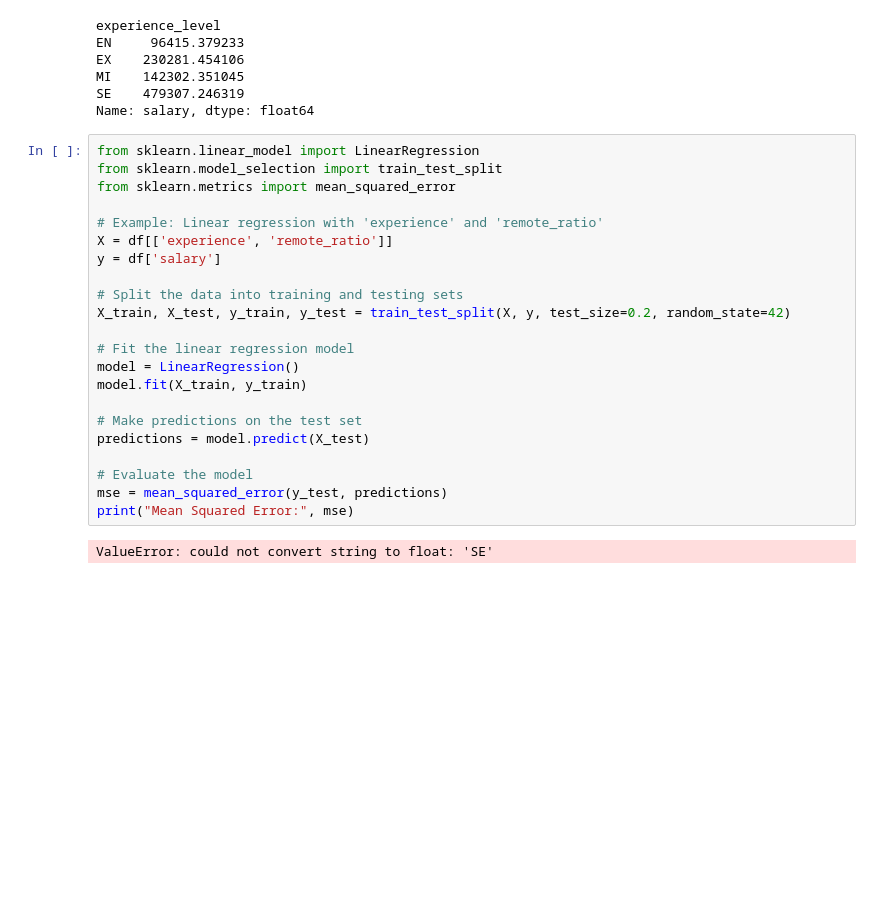
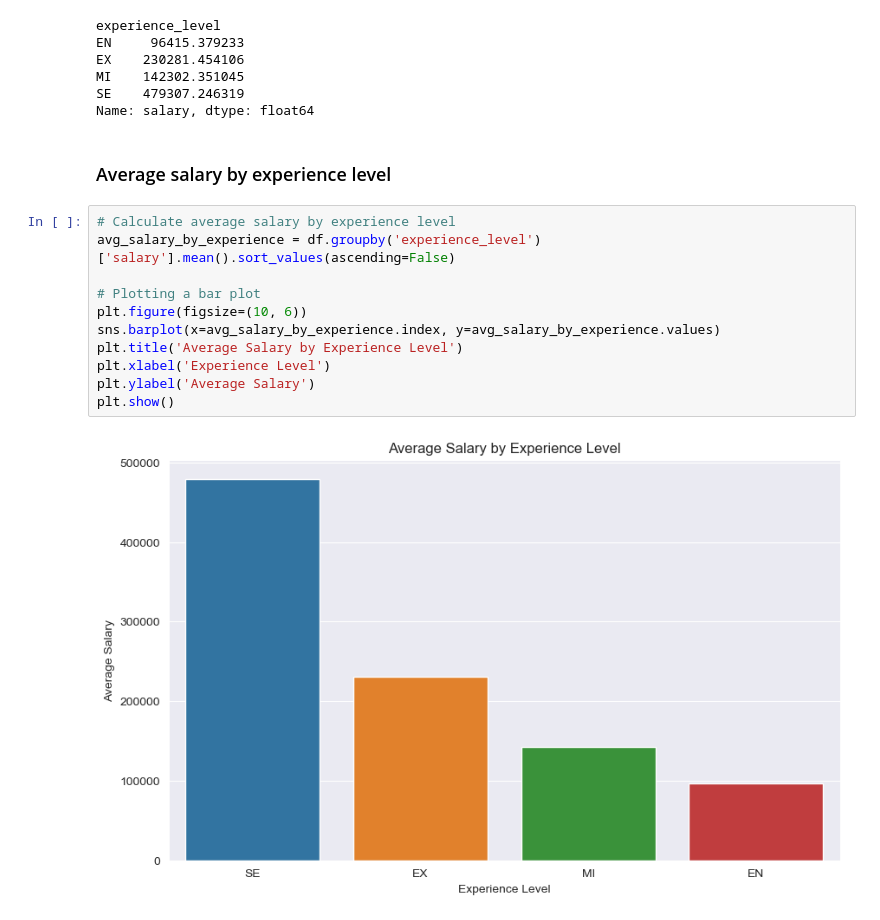
Before and after one commit to Mohammed-Mebarek-Mecheter/Basic-Data-Analysis-Projects, a Jupyter notebook: Global Salaries in Cybersecurity/Factors Influencing Salary.ipynb, the cells around one changed output. Cells and saved outputs as stored; diff of their text form; blank space fills up the shorter version.

```diff
--- a/Global Salaries in Cybersecurity/Factors Influencing Salary.ipynb
+++ b/Global Salaries in Cybersecurity/Factors Influencing Salary.ipynb
@@ -50,27 +51,18 @@ EX    230281.454106
 MI    142302.351045
 SE    479307.246319
 Name: salary, dtype: float64
+# %% [markdown]
+### Average salary by experience level
 # %%
-from sklearn.linear_model import LinearRegression
-from sklearn.model_selection import train_test_split
-from sklearn.metrics import mean_squared_error
+# Calculate average salary by experience level
+avg_salary_by_experience = df.groupby('experience_level')['salary'].mean().sort_values(ascending=False)
 
-# Example: Linear regression with 'experience' and 'remote_ratio'
-X = df[['experience', 'remote_ratio']]
-y = df['salary']
-
-# Split the data into training and testing sets
-X_train, X_test, y_train, y_test = train_test_split(X, y, test_size=0.2, random_state=42)
-
-# Fit the linear regression model
-model = LinearRegression()
-model.fit(X_train, y_train)
-
-# Make predictions on the test set
-predictions = model.predict(X_test)
-
-# Evaluate the model
-mse = mean_squared_error(y_test, predictions)
-print("Mean Squared Error:", mse)
+# Plotting a bar plot
+plt.figure(figsize=(10, 6))
+sns.barplot(x=avg_salary_by_experience.index, y=avg_salary_by_experience.values)
+plt.title('Average Salary by Experience Level')
+plt.xlabel('Experience Level')
+plt.ylabel('Average Salary')
+plt.show()
 # %% [output]
-ValueError: could not convert string to float: 'SE'
+[figure, added]
```
Also changed, not shown: parts of 8 cells of this notebook, 1 other file.
